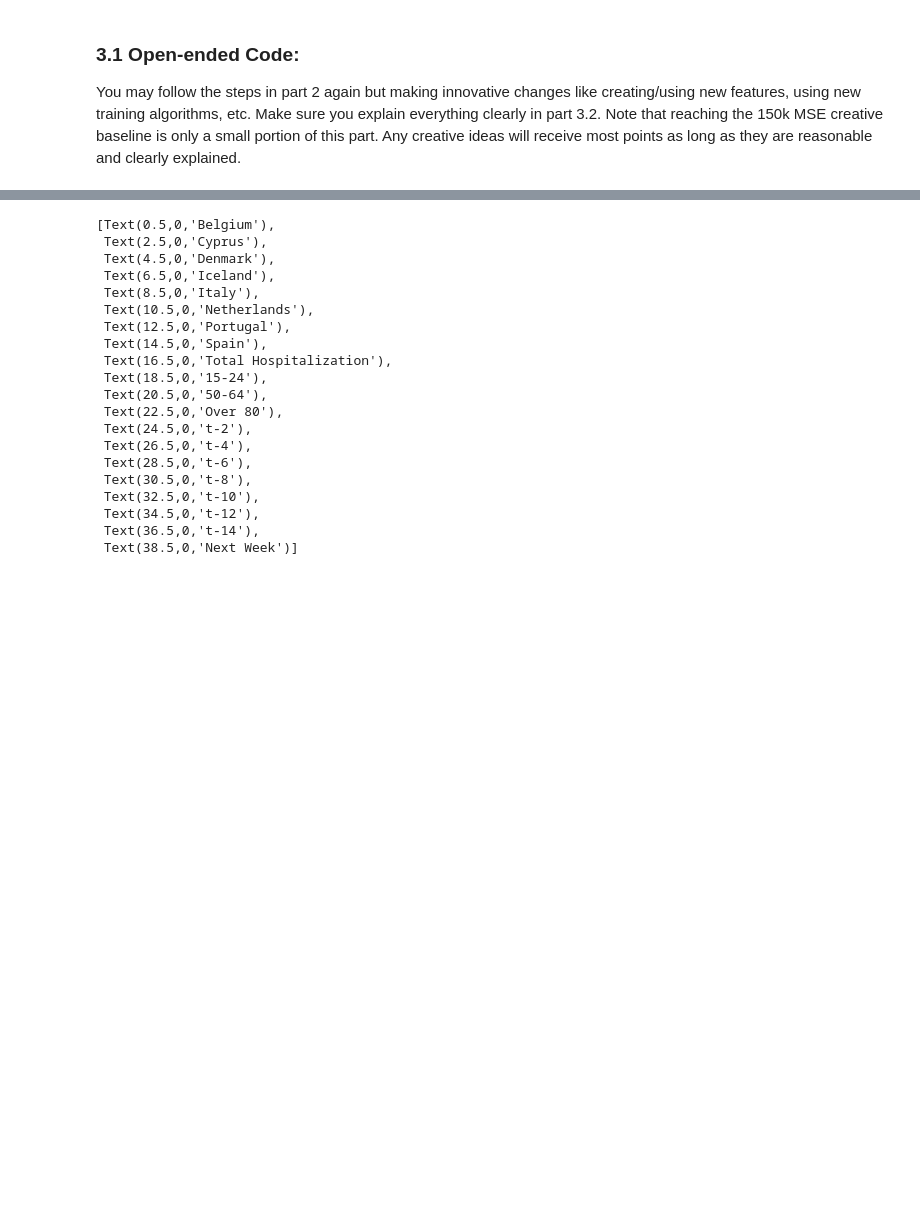
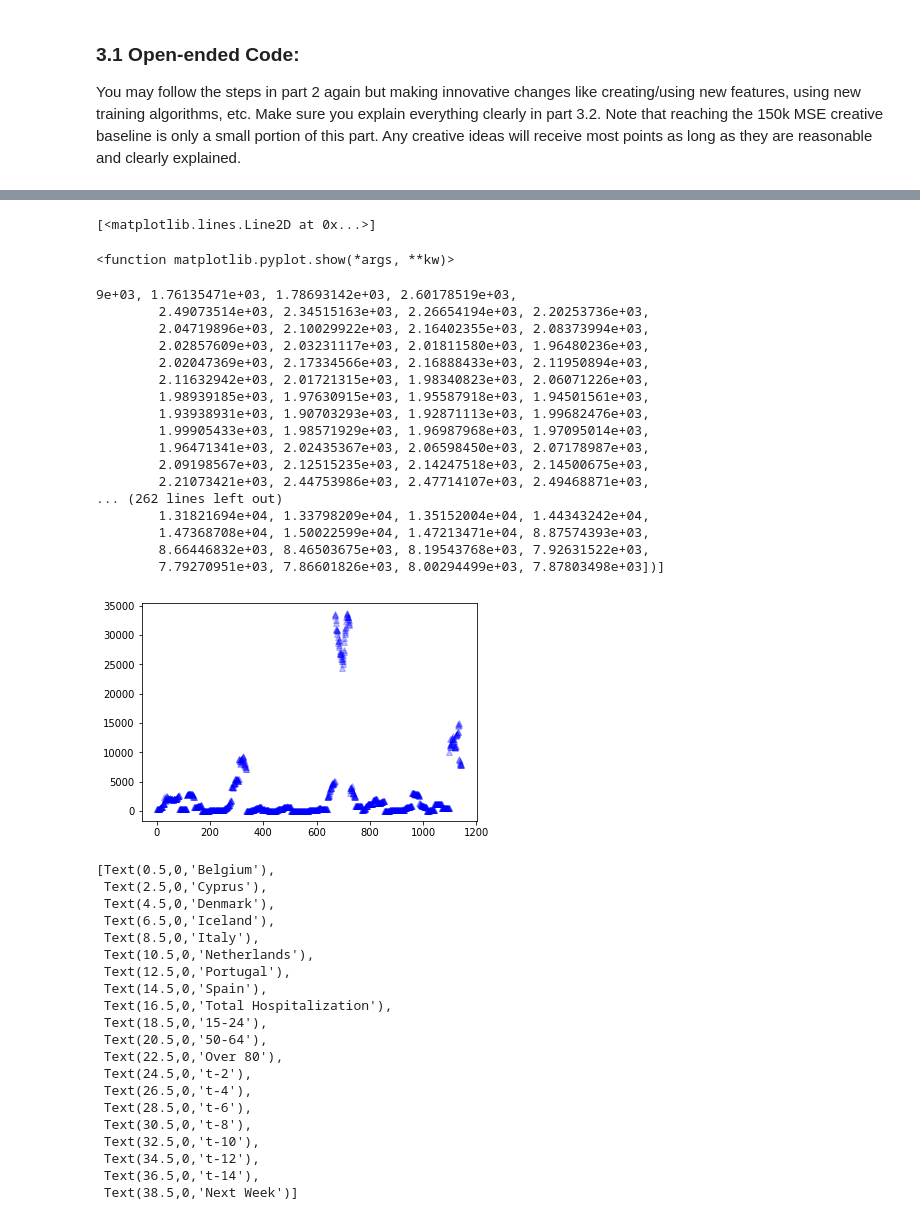
Before and after one commit to CorbanChiu/COVID-19-Hospitalizations, a Jupyter notebook: CS 4780 Final Project Student Template.ipynb, the cells around one changed output, grey strips where cells are left out. Cells and saved outputs as stored; diff of their text form; code cells hidden in the pictures; blank space fills up the shorter version.

Commit message:
Changed the NN solver, made a successful creative soln

```diff
--- a/CS 4780 Final Project Student Template.ipynb
+++ b/CS 4780 Final Project Student Template.ipynb
@@ -389,9 +390,17 @@ def transform_creative():
 c_xTr_fit, c_yTr, c_xTe_fit = transform_creative()
 # %%
 def nn_train(train_data, val_data, train_ydata, val_ydata, lri, hls):
-    model = MLPRegressor(solver='adam', hidden_layer_sizes = hls, verbose = True, learning_rate = 'adaptive', learning_rate_init = lri, batch_size = 400, max_iter = 1000)
+    model = MLPRegressor(solver='lbfgs', hidden_layer_sizes = hls, verbose = True, learning_rate = 'adaptive', learning_rate_init = lri, batch_size = 400, max_iter = 1000, activation = 'relu', alpha = 0.1)
     model.fit(train_data, train_ydata)
+
     preds = model.predict(val_data)
+
+
+    plt.plot(range(len(val_ydata[:304])), val_ydata[:304], 'b^', range(len(preds[:304])), preds[:304], 'go', alpha = 0.25)
+    plt.show
+
+
+
     mse = mean_squared_error(val_ydata, preds)
     return model, mse
 # %%
@@ -399,32 +408,33 @@ def c_kfold():
     '''
     Implementation of KFold cross-validation with k = 10
     '''
-    kf = KFold(n_splits= 10)
+    k = 8
+    kf = KFold(n_splits= k)
     lowestErr = sys.maxsize
     bestParameter = None
     # for i in np.arange(0.0001, 0.004, 0.0003):
     # for i in [0.0015, 0.002, 0.0025, 0.003]:
-    i = 0.003
-    for j in [(600,600,600), (600,600,600,600), (1000,1000,1000), (1000,600,600)]:
+    i = 0.0008
+    for j in [(140,140,140,140,140)]:
     # for i in [(35)]:
         print("Testing a new parameter: " + str(i) + ", " + str(j))
         cum_error = 0
-        k = 0
-        for train, test in kf.split(xTr_fit):
+        curr_k = 0
+        for train, test in kf.split(c_xTr_fit):
             train_data = c_xTr_fit[train, :]
             train_ydata = c_yTr[train].ravel()
-            train_ydata = train_ydata.astype('int')
+            train_ydata = train_ydata.astype(np.float)
             val_data = c_xTr_fit[test, :]
             val_ydata =  c_yTr[test].ravel()
-            val_ydata = val_ydata.astype('int')
+            val_ydata = val_ydata.astype(np.float)
 
             model, mse = nn_train(train_data, val_data, train_ydata, val_ydata, i, j)
-            print("MSE (k = " + str(k) + "): " + str(mse))
+            print("MSE (k = " + str(curr_k) + "): " + str(mse))
 
             cum_error += mse
-            k += 1
+            curr_k += 1
 
-        cum_error = cum_error / 10
+        cum_error = cum_error / k
         if cum_error < lowestErr:
             lowestErr = cum_error
             bestParameter = i, j
@@ -457,11 +451,10 @@ Total error: 102860.2437024404
 # temp cell to get NN accuracy on the whole train data
 
 def make_nn(train_data, train_ydata, lri, hls):
-    model = MLPRegressor(solver='adam', hidden_layer_sizes = hls, verbose = False, learning_rate = 'adaptive', learning_rate_init = lri, batch_size = 400, max_iter = 1000)
+    model = MLPRegressor(solver='lbfgs', hidden_layer_sizes = hls, verbose = True, learning_rate = 'adaptive', learning_rate_init = lri, batch_size = 400, max_iter = 1000, activation = 'relu', alpha = 0.1)
     model.fit(train_data, train_ydata)
     return model
 
 c_submission_nn = make_nn(c_xTr_fit, c_yTr.ravel(), creative_model[0], creative_model[1])
-c_submission_nn
-c_submission_nn = [c_submission_nn.predict(c_xTe_fit)]
-c_submission_nn
+# c_submission_nn
+c_submission_nn = c_submission_nn.predict(c_xTe_fit)
@@ -493,3 +461,30 @@ MLPRegressor(activation='relu', alpha=0.0001, batch_size=400, beta_1=0.9,
+# %%
+plt.plot(range(len(c_submission_nn)), c_submission_nn, 'b^', alpha = 0.25)
+plt.show
+
+c_submission_nn = [c_submission_nn]
+c_submission_nn
+# %% [output]
+[<matplotlib.lines.Line2D at 0x...>]
+<function matplotlib.pyplot.show(*args, **kw)>
+9e+03, 1.76135471e+03, 1.78693142e+03, 2.60178519e+03,
+        2.49073514e+03, 2.34515163e+03, 2.26654194e+03, 2.20253736e+03,
+        2.04719896e+03, 2.10029922e+03, 2.16402355e+03, 2.08373994e+03,
+        2.02857609e+03, 2.03231117e+03, 2.01811580e+03, 1.96480236e+03,
+        2.02047369e+03, 2.17334566e+03, 2.16888433e+03, 2.11950894e+03,
+        2.11632942e+03, 2.01721315e+03, 1.98340823e+03, 2.06071226e+03,
+        1.98939185e+03, 1.97630915e+03, 1.95587918e+03, 1.94501561e+03,
+        1.93938931e+03, 1.90703293e+03, 1.92871113e+03, 1.99682476e+03,
+        1.99905433e+03, 1.98571929e+03, 1.96987968e+03, 1.97095014e+03,
+        1.96471341e+03, 2.02435367e+03, 2.06598450e+03, 2.07178987e+03,
+        2.09198567e+03, 2.12515235e+03, 2.14247518e+03, 2.14500675e+03,
+        2.21073421e+03, 2.44753986e+03, 2.47714107e+03, 2.49468871e+03,
+... (262 lines left out)
+        1.31821694e+04, 1.33798209e+04, 1.35152004e+04, 1.44343242e+04,
+        1.47368708e+04, 1.50022599e+04, 1.47213471e+04, 8.87574393e+03,
+        8.66446832e+03, 8.46503675e+03, 8.19543768e+03, 7.92631522e+03,
+        7.79270951e+03, 7.86601826e+03, 8.00294499e+03, 7.87803498e+03])]
+[figure, added]
 # %%
 ###############################################################################################
 ### Calculating the correlation matrix *before* removing date features Week and Day of Week ###
```
Also changed, not shown: parts of 3 cells of this notebook, 2 other files.
